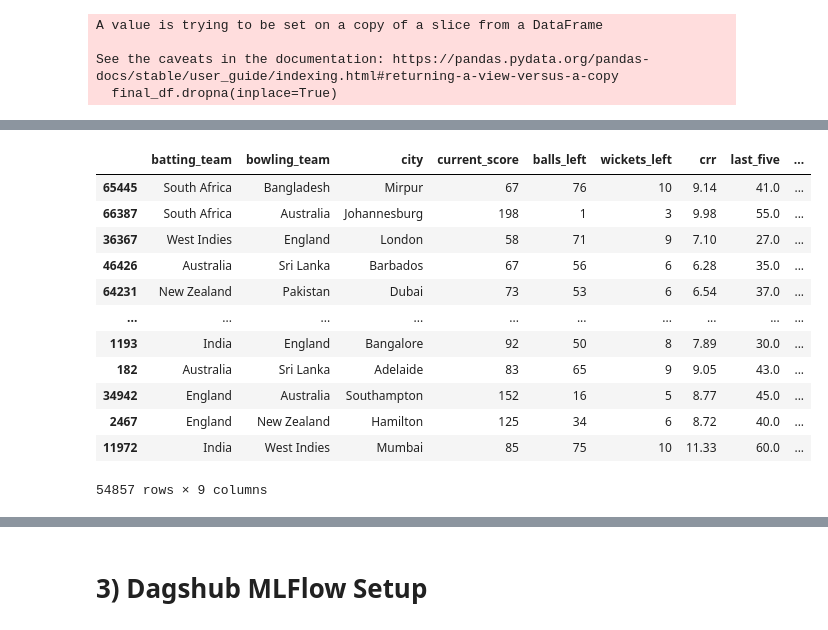
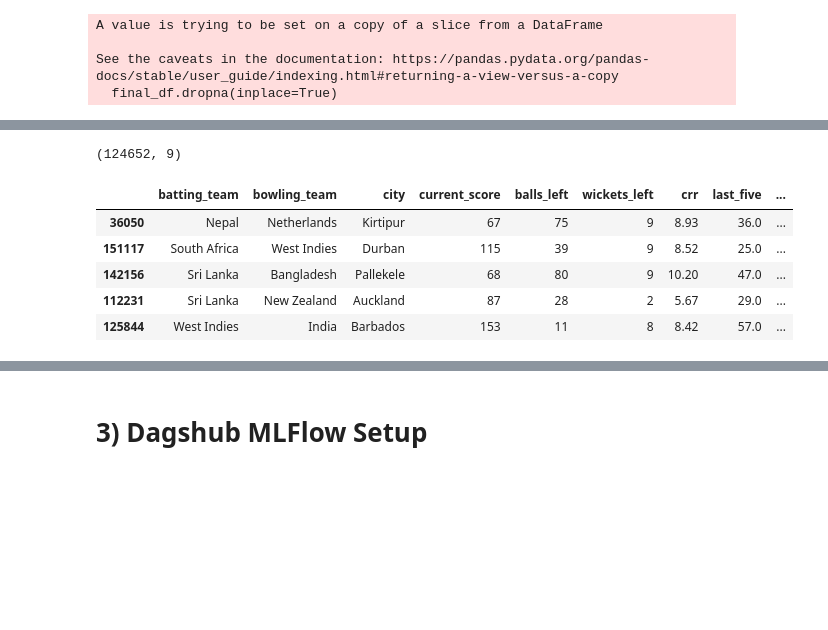
Before and after one commit to srikara202/Cricket-T20-Score-Predictor-MLOps, a Jupyter notebook: notebooks/life-cycle.ipynb, the cells around one changed output, grey strips where cells are left out. Cells and saved outputs as stored; diff of their text form; code cells hidden in the pictures; blank space fills up the shorter version.

Commit message:
more teams added

```diff
--- a/notebooks/life-cycle.ipynb
+++ b/notebooks/life-cycle.ipynb
@@ -310,5 +282,6 @@ delivery_df
 # %%
 delivery_df.drop(columns=['teams'],inplace=True)
 # %%
-delivery_df['batting_team'].unique()
+pd.set_option('display.max_rows', None)
+delivery_df['batting_team'].value_counts()
 # %% [output]
@@ -337,14 +305,33 @@ False
 # %%
 teams = [
+    'India',
+    'Pakistan',
+    'New Zealand',
+    'Sri Lanka',
+    'South Africa',
+    'West Indies',
+    'Bangladesh',
+    'England',
     'Australia',
-    'India',
-    'Bangladesh',
-    'New Zealand',
-    'South Africa',
-    'England',
-    'West Indies',
-    'Pakistan',
-    'Sri Lanka'
+    'Zimbabwe',
+    'Ireland',
+    'United Arab Emirates',
+    'Malaysia',
+    'Netherlands',
+    'Hong Kong',
+    'Uganda',
+    'Nigeria',
+    'Scotland',
+    'Canada',
+    'Nepal',
+    'Kenya',
+    'Bahrain',
+    'Oman',
+    'Namibia',
+    'Malta',
+    'Rwanda',
+    'Japan',
+    'Singapore'
 ]
 # %%
 delivery_df = delivery_df[delivery_df['batting_team'].isin(teams)]
@@ -746,19 +634,16 @@ final_df
+# %%
+final_df.shape
+# %% [output]
+(124652, 9)
 # %%
 final_df = final_df.sample(final_df.shape[0])
 # %%
-final_df
+final_df.head()
 # %% [output]
 |  | batting_team | bowling_team | city | current_score | balls_left | wickets_left | crr | last_five | ... |
-| 65445 | South Africa | Bangladesh | Mirpur | 67 | 76 | 10 | 9.14 | 41.0 | ... |
-| 66387 | South Africa | Australia | Johannesburg | 198 | 1 | 3 | 9.98 | 55.0 | ... |
-| 36367 | West Indies | England | London | 58 | 71 | 9 | 7.10 | 27.0 | ... |
-| 46426 | Australia | Sri Lanka | Barbados | 67 | 56 | 6 | 6.28 | 35.0 | ... |
-| 64231 | New Zealand | Pakistan | Dubai | 73 | 53 | 6 | 6.54 | 37.0 | ... |
-| ... | ... | ... | ... | ... | ... | ... | ... | ... | ... |
-| 1193 | India | England | Bangalore | 92 | 50 | 8 | 7.89 | 30.0 | ... |
-| 182 | Australia | Sri Lanka | Adelaide | 83 | 65 | 9 | 9.05 | 43.0 | ... |
-| 34942 | England | Australia | Southampton | 152 | 16 | 5 | 8.77 | 45.0 | ... |
-| 2467 | England | New Zealand | Hamilton | 125 | 34 | 6 | 8.72 | 40.0 | ... |
-| 11972 | India | West Indies | Mumbai | 85 | 75 | 10 | 11.33 | 60.0 | ... |
+| 36050 | Nepal | Netherlands | Kirtipur | 67 | 75 | 9 | 8.93 | 36.0 | ... |
+| 151117 | South Africa | West Indies | Durban | 115 | 39 | 9 | 8.52 | 25.0 | ... |
+| 142156 | Sri Lanka | Bangladesh | Pallekele | 68 | 80 | 9 | 10.20 | 47.0 | ... |
+| 112231 | Sri Lanka | New Zealand | Auckland | 87 | 28 | 2 | 5.67 | 29.0 | ... |
+| 125844 | West Indies | India | Barbados | 153 | 11 | 8 | 8.42 | 57.0 | ... |
-54857 rows × 9 columns
 # %%
```
Also changed, not shown: parts of 40 cells of this notebook, 2 other files.
